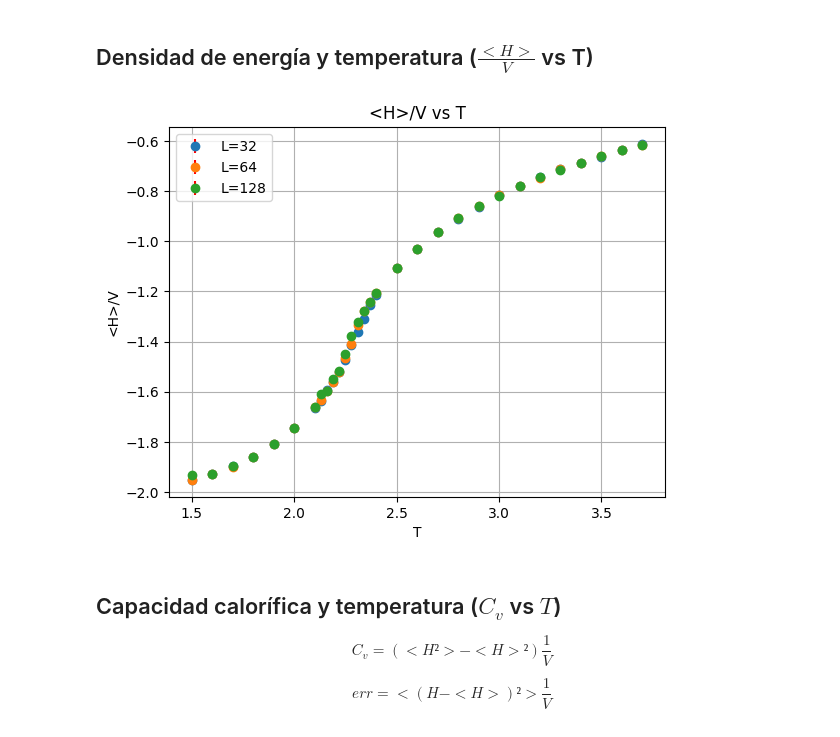
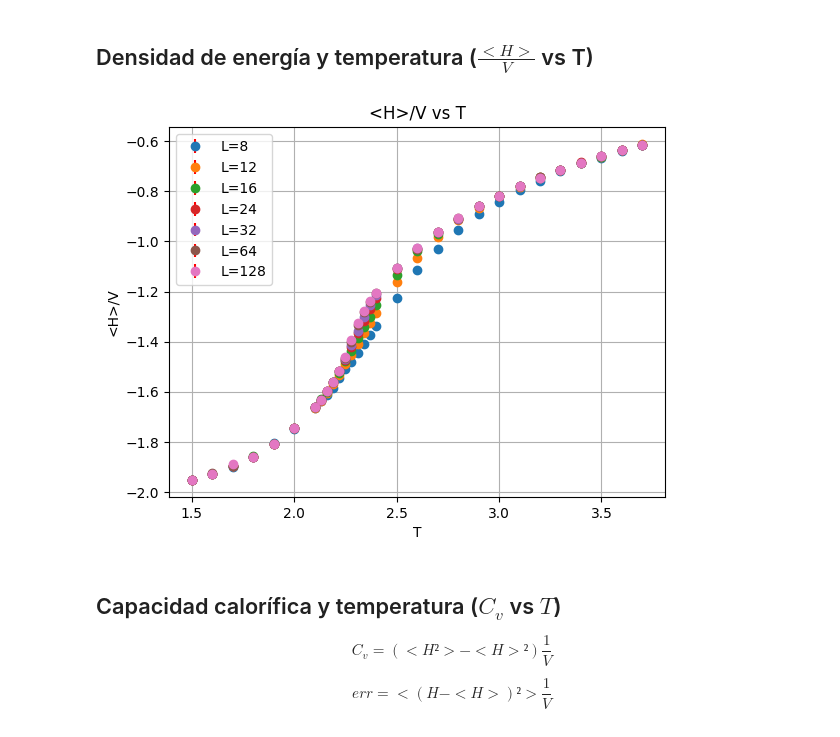
Before and after one commit to SoyAgustin/QF-Path-Integral, a Jupyter notebook: Notebooks_Py/ising.ipynb, the cells around one changed output. Cells and saved outputs as stored; diff of their text form; code cells hidden in the pictures.

```diff
--- a/Notebooks_Py/ising.ipynb
+++ b/Notebooks_Py/ising.ipynb
@@ -89,8 +89,8 @@ def info_dict(T,L,start = "hot"):
     mean_M2 = (M**2).mean()
 
     Cv = (mean_H2 - mean_H**2)/L**2
-    #stderr_cv = ((H - mean_H)**2).mean()/L**2
-    stderr_cv = jackknife_error(H,L)
+    stderr_cv = ((H - mean_H)**2).mean()/L**2
+    #stderr_cv = jackknife_error(H,L)
 
     m = M.abs().mean()/L**2
     stderr_m = np.sqrt(M.abs().var()/len(M))/L**2
@@ -201,35 +201,35 @@ for T in T_values:
 # %% [markdown]
 ## Densidad de energía y temperatura  ($\frac{<H>}{V}$ vs T)
 # %%
-L_values = [8,12,16,24,32,64,128][-3:]
+L_values = [8,12,16,24,32,64,128][:]
 
 T_i = 1.5
 T_f = 3.8
 
 plt.title("<H>/V vs T")
 plt.grid()
 plt.xlabel("T")
 plt.ylabel("<H>/V")
 
 for L in L_values:
     dic = L_arrays(L)
 
     x = dic["T"].tolist()
     t_i = x.index(T_i)
     t_f = x.index(T_f)
 
     y = dic["H"]
     yerr = dic["stderr_H"]
 
     if t_i == t_f:
         plt.errorbar(x[t_i],y[t_i],yerr[t_i],marker="o",ls="",ecolor="r",label=f"{L=}")
     else:
         plt.errorbar(x[t_i:t_f],y[t_i:t_f],yerr[t_i:t_f],marker="o",ls="",ecolor="r",label=f"{L=}")
 
 plt.legend()
 plt.show()
 # %% [output]
-[figure, old version]
+[figure, new version]
 # %% [markdown]
 ## Capacidad calorífica y temperatura ($C_v$ vs $T$)
 
```
Also changed, not shown: parts of 7 cells of this notebook, 1 other file.
